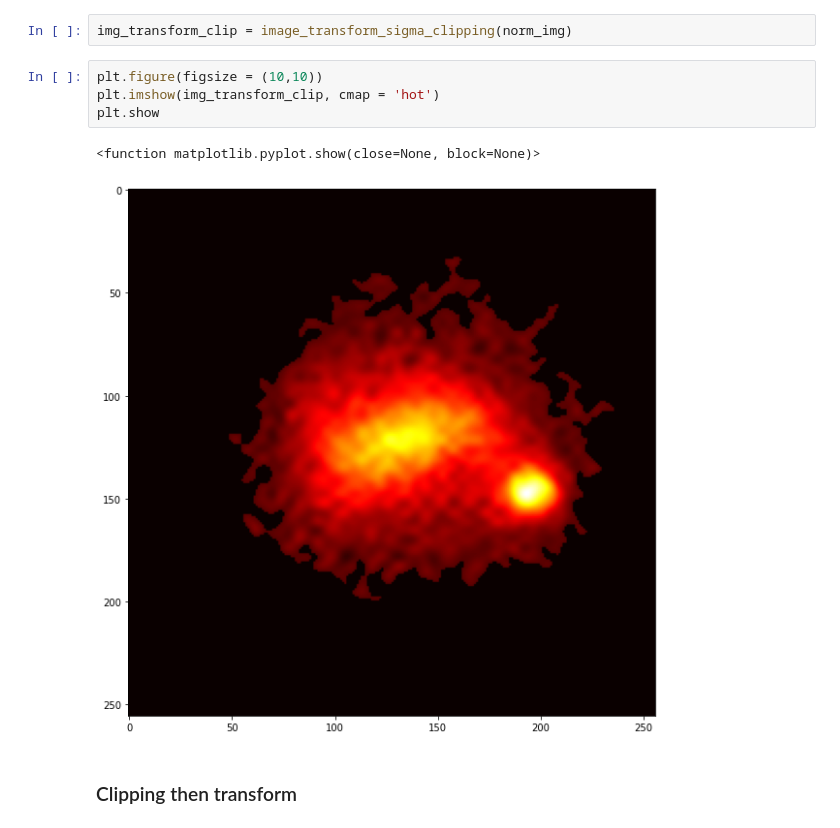
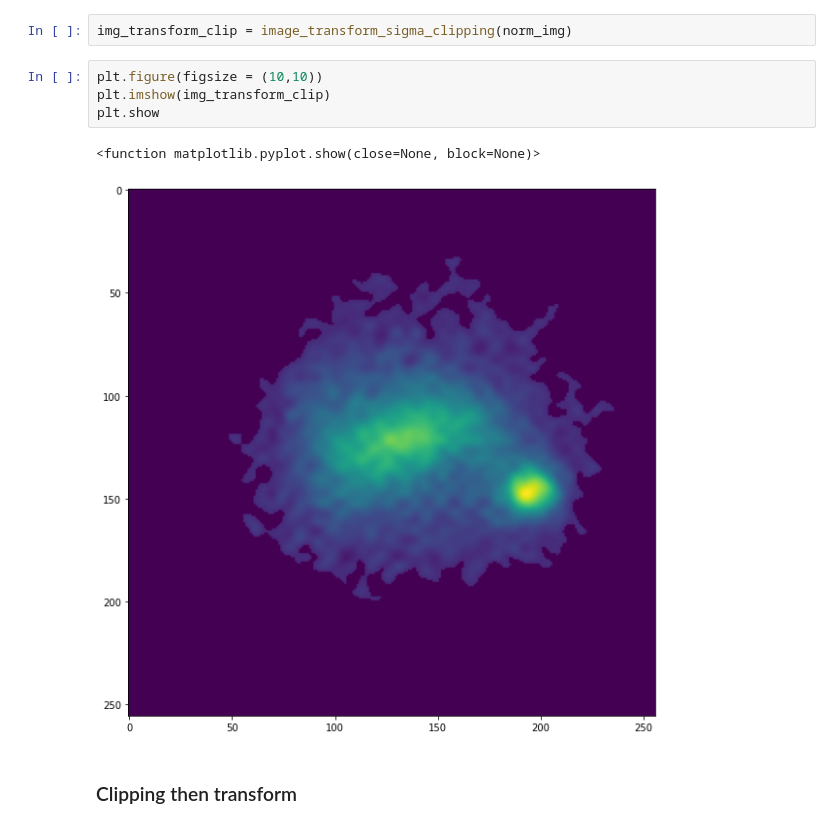
Before and after one commit to Verlon-Etsebeth/Codes, a Jupyter notebook: Testing perturbations.ipynb, the cells around one changed output. Saved outputs shown, nothing was run; the diff lists cells and outputs as text.

```diff
--- a/Testing perturbations.ipynb
+++ b/Testing perturbations.ipynb
@@ -320,11 +320,11 @@ plt.show
 img_transform_clip = image_transform_sigma_clipping(norm_img)
 # %%
 plt.figure(figsize = (10,10))
-plt.imshow(img_transform_clip, cmap = 'hot')
+plt.imshow(img_transform_clip)
 plt.show
 # %% [output]
 <function matplotlib.pyplot.show(close=None, block=None)>
-[figure, old version]
+[figure, new version]
 # %% [markdown]
 ### Clipping then transform
 # %% [markdown]
```
Also changed, not shown: parts of 6 cells of this notebook, 2 other files.
